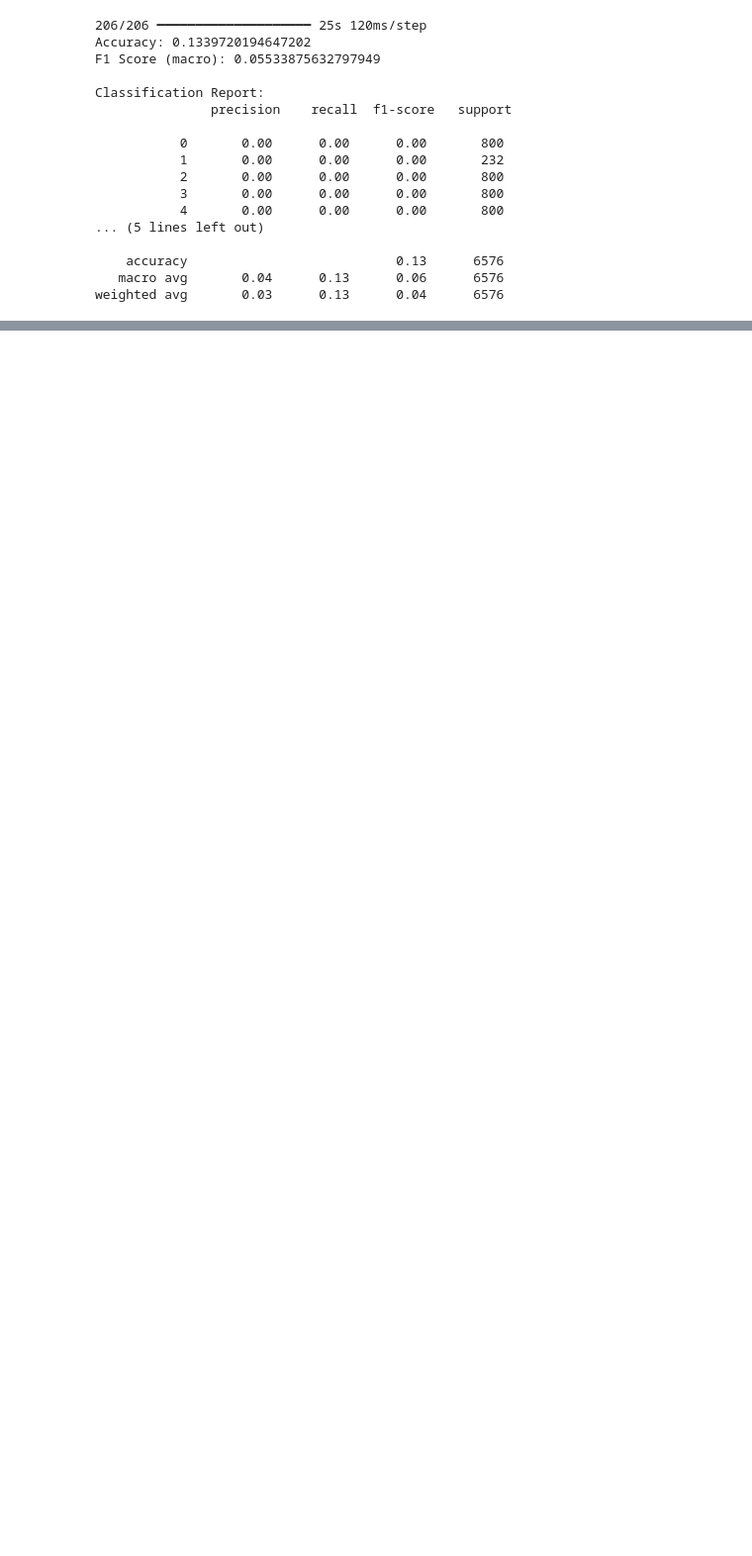
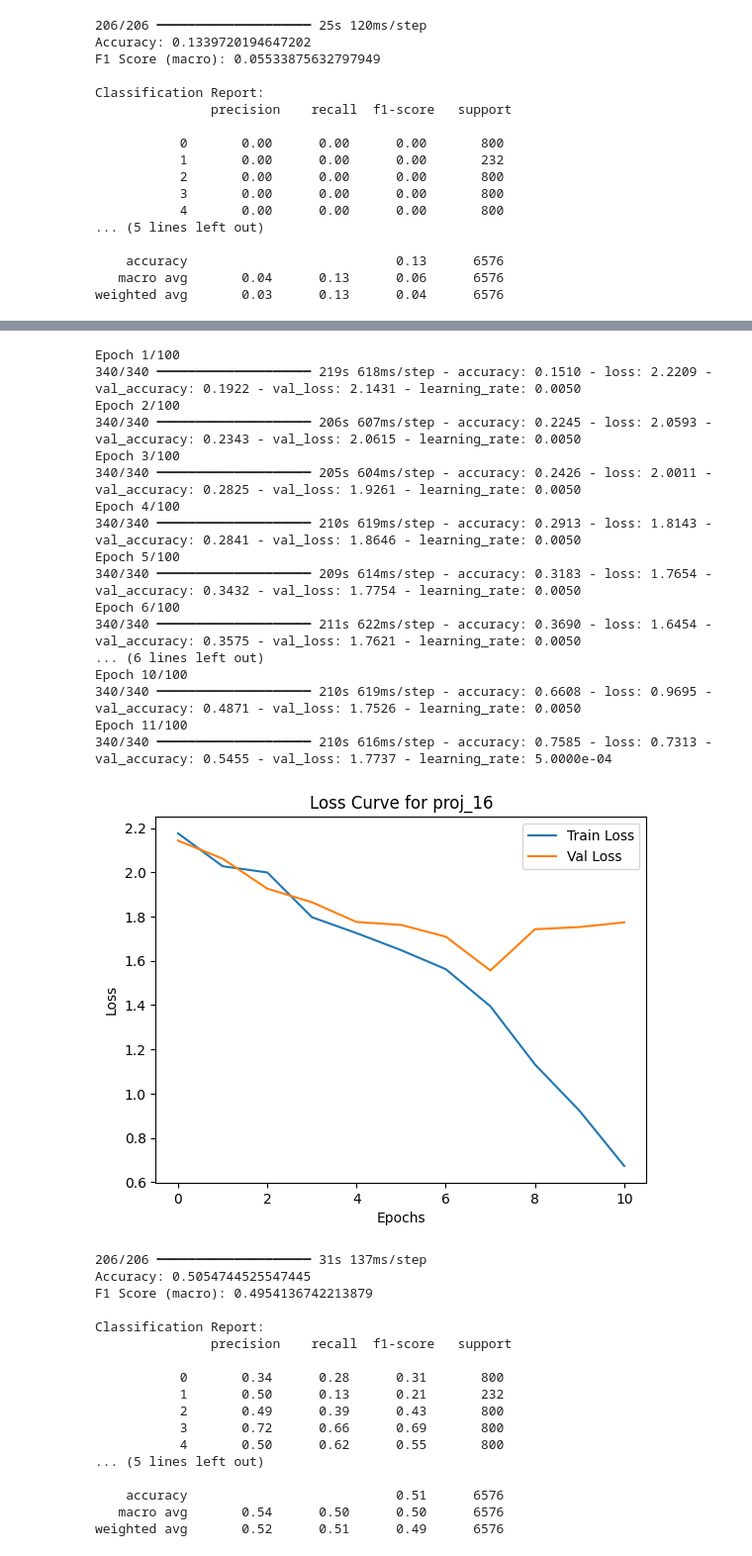
Before and after one commit to Mohamed-Mohamed-Ibrahim/Environmental-Sound-Classification, a Jupyter notebook: LSTM.ipynb, the cells around one changed output, grey strips where cells are left out. Shown at 99% size. Drawn from its saved outputs; the diff is of its cells as text; code cells hidden in the pictures; blank space fills up the shorter version.

```diff
--- a/LSTM.ipynb
+++ b/LSTM.ipynb
@@ -724,0 +866,3 @@ weighted avg       0.03      0.13      0.04      6576
+# %%
+PROJ_16 = build_and_train_LSTM_model(model_name="proj_16", projection_dim=16)
+# %% [output]
@@ -724,0 +889,35 @@ weighted avg       0.03      0.13      0.04      6576
+Epoch 1/100
+340/340 ━━━━━━━━━━━━━━━━━━━━ 219s 618ms/step - accuracy: 0.1510 - loss: 2.2209 - val_accuracy: 0.1922 - val_loss: 2.1431 - learning_rate: 0.0050
+Epoch 2/100
+340/340 ━━━━━━━━━━━━━━━━━━━━ 206s 607ms/step - accuracy: 0.2245 - loss: 2.0593 - val_accuracy: 0.2343 - val_loss: 2.0615 - learning_rate: 0.0050
+Epoch 3/100
+340/340 ━━━━━━━━━━━━━━━━━━━━ 205s 604ms/step - accuracy: 0.2426 - loss: 2.0011 - val_accuracy: 0.2825 - val_loss: 1.9261 - learning_rate: 0.0050
+Epoch 4/100
+340/340 ━━━━━━━━━━━━━━━━━━━━ 210s 619ms/step - accuracy: 0.2913 - loss: 1.8143 - val_accuracy: 0.2841 - val_loss: 1.8646 - learning_rate: 0.0050
+Epoch 5/100
+340/340 ━━━━━━━━━━━━━━━━━━━━ 209s 614ms/step - accuracy: 0.3183 - loss: 1.7654 - val_accuracy: 0.3432 - val_loss: 1.7754 - learning_rate: 0.0050
+Epoch 6/100
+340/340 ━━━━━━━━━━━━━━━━━━━━ 211s 622ms/step - accuracy: 0.3690 - loss: 1.6454 - val_accuracy: 0.3575 - val_loss: 1.7621 - learning_rate: 0.0050
+... (6 lines left out)
+Epoch 10/100
+340/340 ━━━━━━━━━━━━━━━━━━━━ 210s 619ms/step - accuracy: 0.6608 - loss: 0.9695 - val_accuracy: 0.4871 - val_loss: 1.7526 - learning_rate: 0.0050
+Epoch 11/100
+340/340 ━━━━━━━━━━━━━━━━━━━━ 210s 616ms/step - accuracy: 0.7585 - loss: 0.7313 - val_accuracy: 0.5455 - val_loss: 1.7737 - learning_rate: 5.0000e-04
+[figure, added]
+206/206 ━━━━━━━━━━━━━━━━━━━━ 31s 137ms/step
+Accuracy: 0.5054744525547445
+F1 Score (macro): 0.4954136742213879
+
+Classification Report:
+               precision    recall  f1-score   support
+
+           0       0.34      0.28      0.31       800
+           1       0.50      0.13      0.21       232
+           2       0.49      0.39      0.43       800
+           3       0.72      0.66      0.69       800
+           4       0.50      0.62      0.55       800
+... (5 lines left out)
+
+    accuracy                           0.51      6576
+   macro avg       0.54      0.50      0.50      6576
+weighted avg       0.52      0.51      0.49      6576
```
Also changed, not shown: parts of 11 cells of this notebook, 3 other files.
